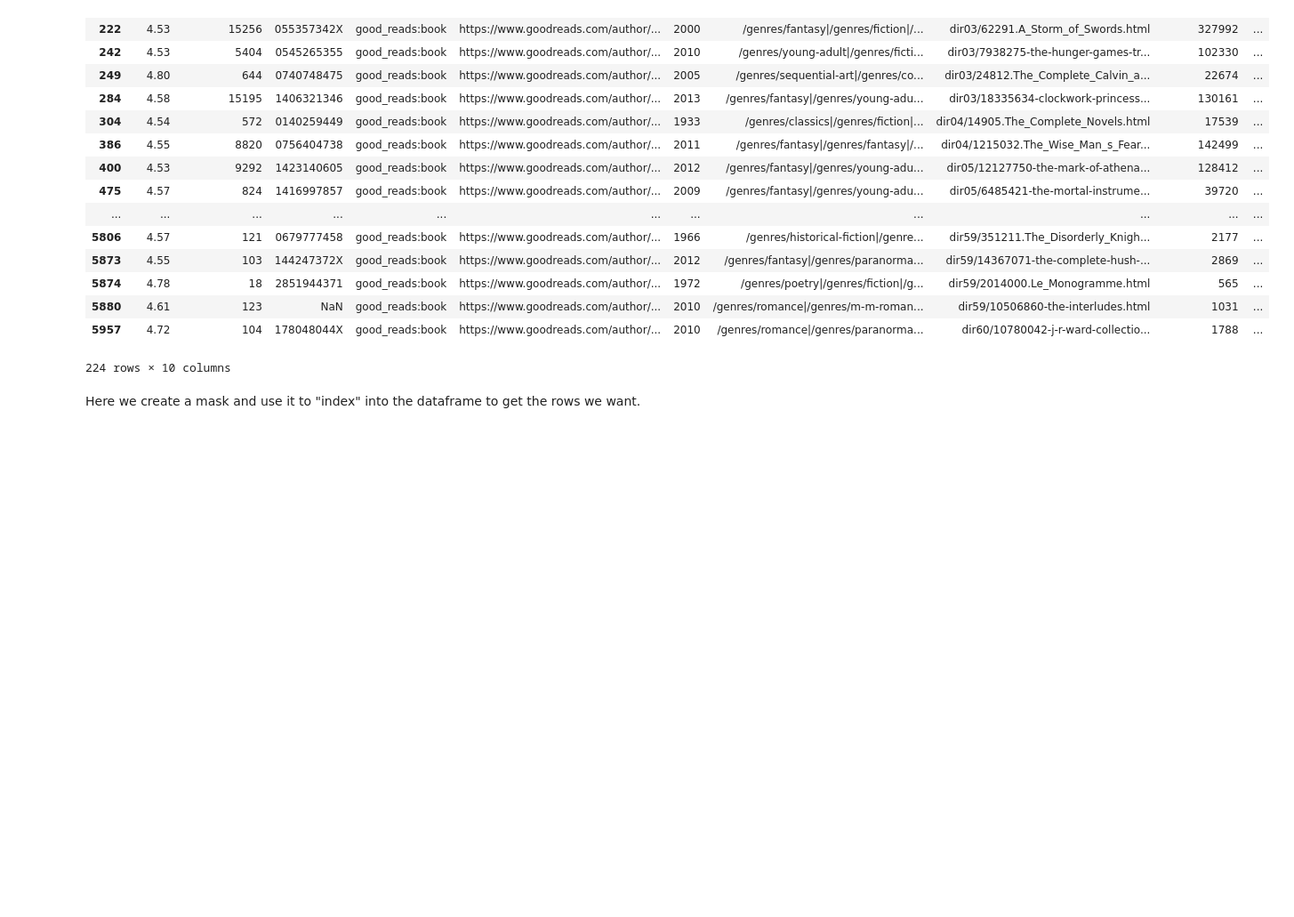
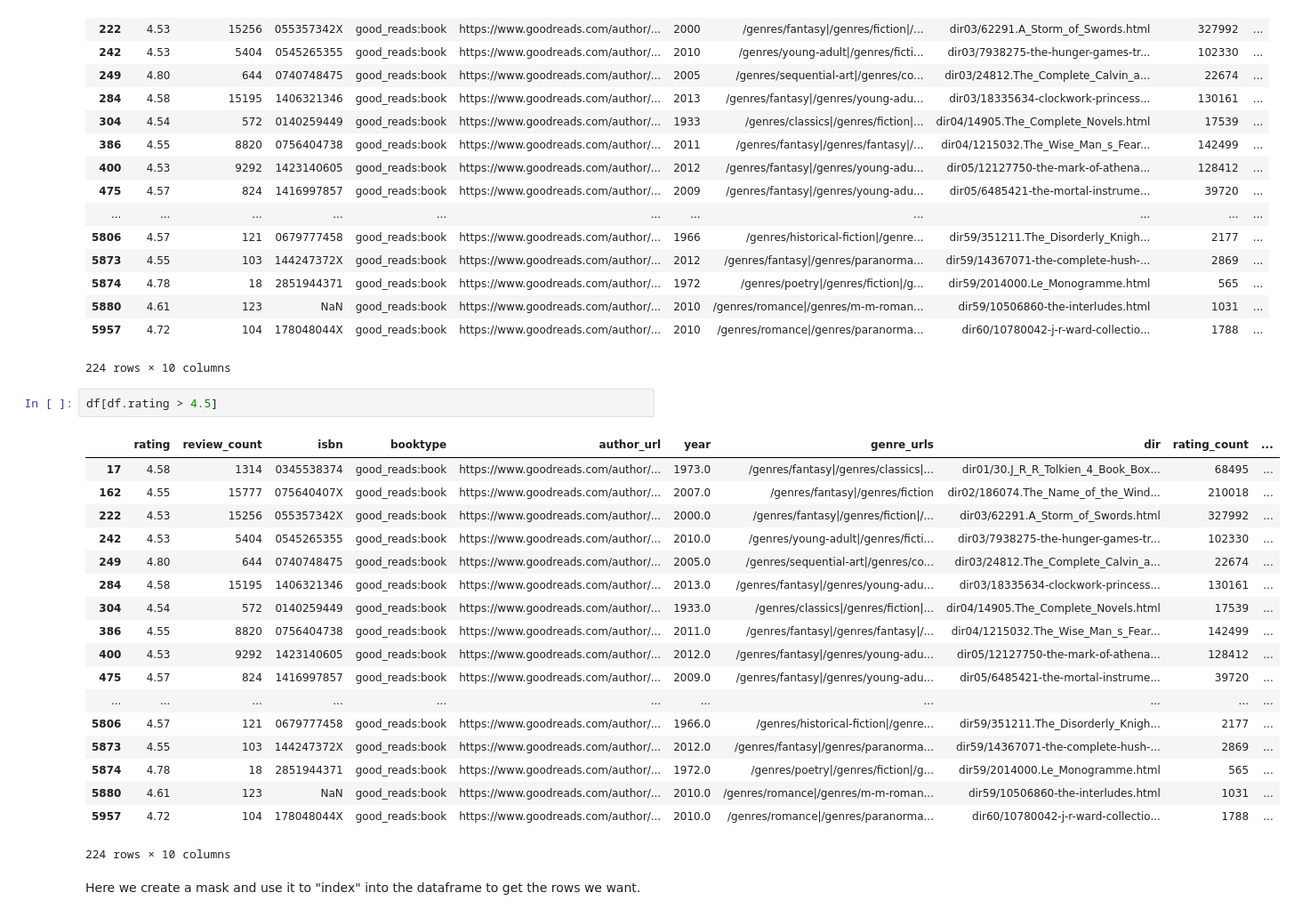
Before and after one commit to Rkt8/2015lab1, a Jupyter notebook: Lab1-pythonpandas.ipynb, the cells around one changed output. Shown: that part at 89% size. Cells and saved outputs as stored; diff of their text form; blank space fills up the shorter version.

```diff
--- a/Lab1-pythonpandas.ipynb
+++ b/Lab1-pythonpandas.ipynb
@@ -188,6 +196,27 @@ df.query("rating > 4.5")
 | 5880 | 4.61 | 123 | NaN | good_reads:book | https://www.goodreads.com/author/... | 2010 | /genres/romance|/genres/m-m-roman... | dir59/10506860-the-interludes.html | 1031 | ... |
 | 5957 | 4.72 | 104 | 178048044X | good_reads:book | https://www.goodreads.com/author/... | 2010 | /genres/romance|/genres/paranorma... | dir60/10780042-j-r-ward-collectio... | 1788 | ... |
 224 rows × 10 columns
+# %%
+df[df.rating > 4.5]
+# %% [output]
+|  | rating | review_count | isbn | booktype | author_url | year | genre_urls | dir | rating_count | ... |
+| 17 | 4.58 | 1314 | 0345538374 | good_reads:book | https://www.goodreads.com/author/... | 1973.0 | /genres/fantasy|/genres/classics|... | dir01/30.J_R_R_Tolkien_4_Book_Box... | 68495 | ... |
+| 162 | 4.55 | 15777 | 075640407X | good_reads:book | https://www.goodreads.com/author/... | 2007.0 | /genres/fantasy|/genres/fiction | dir02/186074.The_Name_of_the_Wind... | 210018 | ... |
+| 222 | 4.53 | 15256 | 055357342X | good_reads:book | https://www.goodreads.com/author/... | 2000.0 | /genres/fantasy|/genres/fiction|/... | dir03/62291.A_Storm_of_Swords.html | 327992 | ... |
+| 242 | 4.53 | 5404 | 0545265355 | good_reads:book | https://www.goodreads.com/author/... | 2010.0 | /genres/young-adult|/genres/ficti... | dir03/7938275-the-hunger-games-tr... | 102330 | ... |
+| 249 | 4.80 | 644 | 0740748475 | good_reads:book | https://www.goodreads.com/author/... | 2005.0 | /genres/sequential-art|/genres/co... | dir03/24812.The_Complete_Calvin_a... | 22674 | ... |
+| 284 | 4.58 | 15195 | 1406321346 | good_reads:book | https://www.goodreads.com/author/... | 2013.0 | /genres/fantasy|/genres/young-adu... | dir03/18335634-clockwork-princess... | 130161 | ... |
+| 304 | 4.54 | 572 | 0140259449 | good_reads:book | https://www.goodreads.com/author/... | 1933.0 | /genres/classics|/genres/fiction|... | dir04/14905.The_Complete_Novels.html | 17539 | ... |
+| 386 | 4.55 | 8820 | 0756404738 | good_reads:book | https://www.goodreads.com/author/... | 2011.0 | /genres/fantasy|/genres/fantasy|/... | dir04/1215032.The_Wise_Man_s_Fear... | 142499 | ... |
+| 400 | 4.53 | 9292 | 1423140605 | good_reads:book | https://www.goodreads.com/author/... | 2012.0 | /genres/fantasy|/genres/young-adu... | dir05/12127750-the-mark-of-athena... | 128412 | ... |
+| 475 | 4.57 | 824 | 1416997857 | good_reads:book | https://www.goodreads.com/author/... | 2009.0 | /genres/fantasy|/genres/young-adu... | dir05/6485421-the-mortal-instrume... | 39720 | ... |
+| ... | ... | ... | ... | ... | ... | ... | ... | ... | ... | ... |
+| 5806 | 4.57 | 121 | 0679777458 | good_reads:book | https://www.goodreads.com/author/... | 1966.0 | /genres/historical-fiction|/genre... | dir59/351211.The_Disorderly_Knigh... | 2177 | ... |
+| 5873 | 4.55 | 103 | 144247372X | good_reads:book | https://www.goodreads.com/author/... | 2012.0 | /genres/fantasy|/genres/paranorma... | dir59/14367071-the-complete-hush-... | 2869 | ... |
+| 5874 | 4.78 | 18 | 2851944371 | good_reads:book | https://www.goodreads.com/author/... | 1972.0 | /genres/poetry|/genres/fiction|/g... | dir59/2014000.Le_Monogramme.html | 565 | ... |
+| 5880 | 4.61 | 123 | NaN | good_reads:book | https://www.goodreads.com/author/... | 2010.0 | /genres/romance|/genres/m-m-roman... | dir59/10506860-the-interludes.html | 1031 | ... |
+| 5957 | 4.72 | 104 | 178048044X | good_reads:book | https://www.goodreads.com/author/... | 2010.0 | /genres/romance|/genres/paranorma... | dir60/10780042-j-r-ward-collectio... | 1788 | ... |
+224 rows × 10 columns
 # %% [markdown]
 Here we create a mask and use it to "index" into the dataframe to get the rows we want.
 # %%
```
Also changed, not shown: parts of 3 cells of this notebook, 2 other files.
